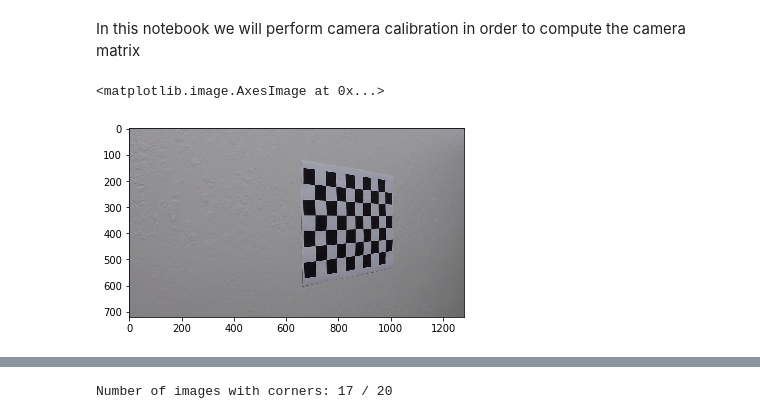
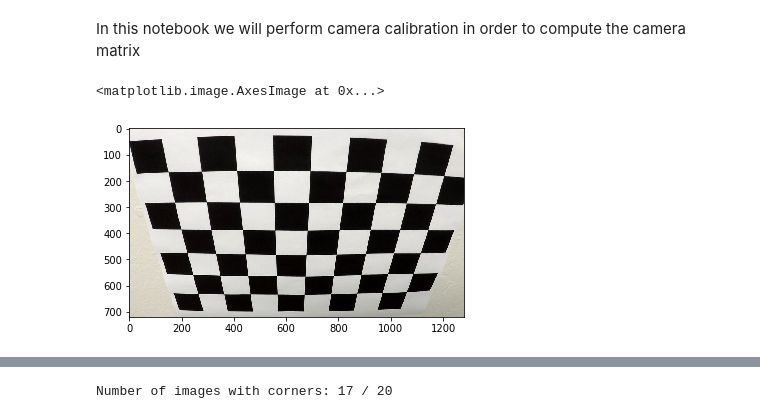
Before and after one commit to fratullii/Udacity_Advanced-Lane-Finding, a Jupyter notebook: camera_calibration.ipynb, the cells around one changed output, grey strips where cells are left out. Cells and saved outputs as stored; diff of their text form; code cells hidden in the pictures.

```diff
--- a/camera_calibration.ipynb
+++ b/camera_calibration.ipynb
@@ -13,10 +13,10 @@ import pickle
 # %%
 # Find images
 images = glob.glob("./camera_cal/calibration*.jpg")
-plt.imshow(mpimg.imread(images[0]))
+plt.imshow(mpimg.imread(images[-1]))
 # %% [output]
 <matplotlib.image.AxesImage at 0x...>
-[figure, old version]
+[figure, new version]
 # %%
 # Prepare arrays to store points
 objpoints = []
```
Also changed, not shown: parts of 4 cells of this notebook, 3 other files.
